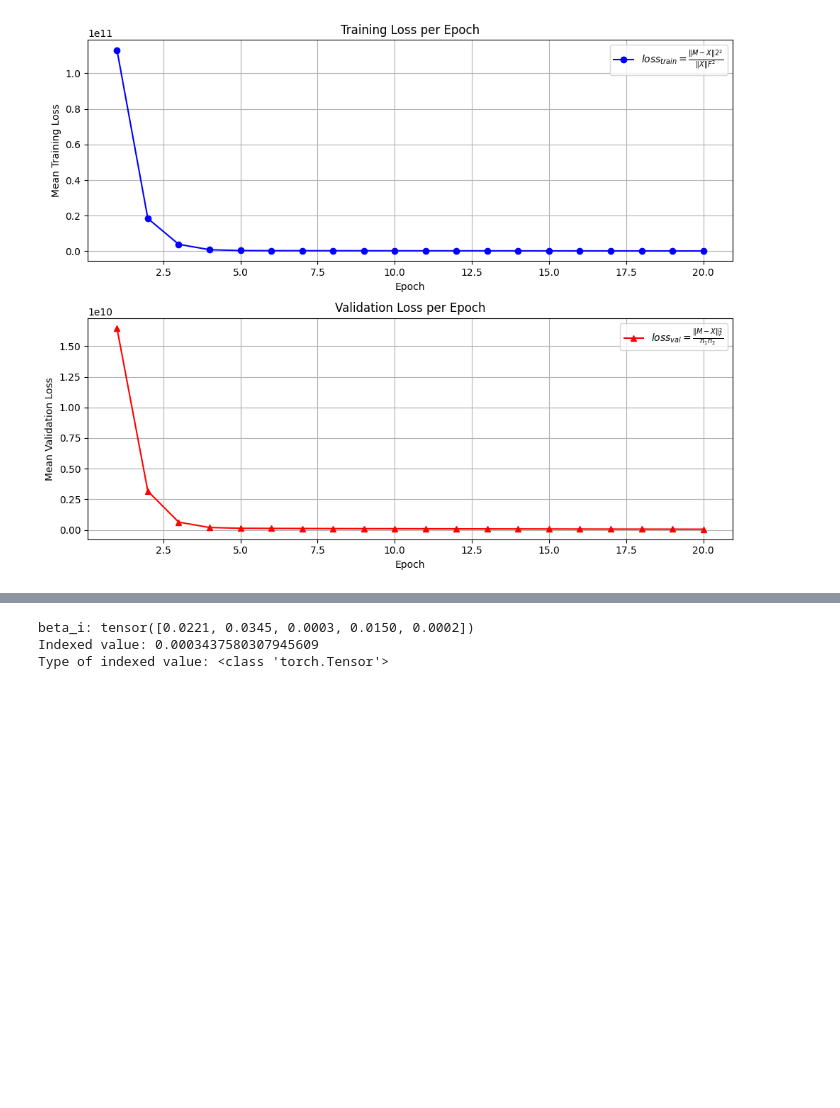
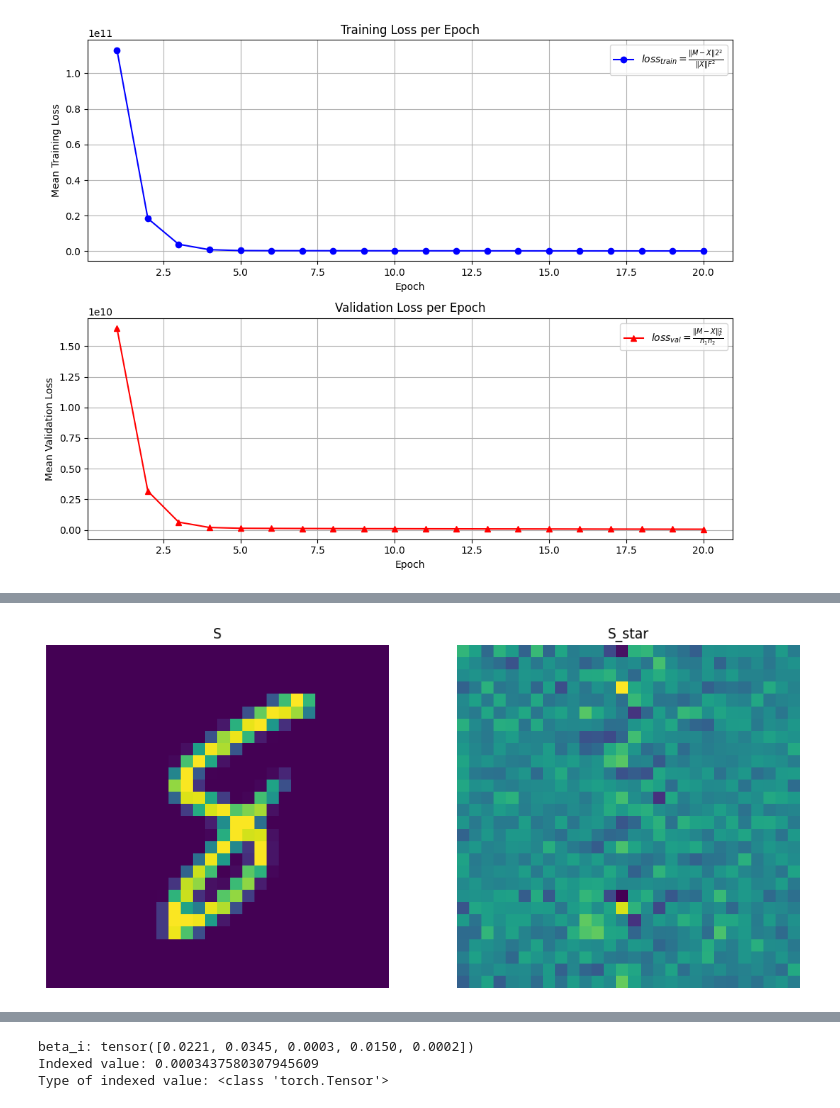
Before and after one commit to Talha-Nehal-Undegrad-Study/ConvHuberMC-Net, a Jupyter notebook: dustmc.ipynb, the cells around one changed output, grey strips where cells are left out. Cells and saved outputs as stored; diff of their text form; code cells hidden in the pictures; blank space fills up the shorter version.

```diff
--- a/dustmc.ipynb
+++ b/dustmc.ipynb
@@ -335,0 +292,5 @@ E: tensor([[ 2.0221,  0.0049,  1.1193,  ..., -0.3558, -0.3642,  0.1443],
+# %%
+S = next(iter(val_loader))[0].squeeze()[0]
+S_star = net(S)
+print(f'S:\n{S}\nS_star:\n{S_star}')
+print(f'loss: {utils.columnwise_mse_loss(S, S_star)}')
@@ -336,3 +315,19 @@ E: tensor([[ 2.0221,  0.0049,  1.1193,  ..., -0.3558, -0.3642,  0.1443],
+# %%
+fig, ax = plt.subplots(1, 2, figsize=(12, 6))
+
+# Plot tensor1
+ax[0].imshow(S)
+ax[0].set_title('S')
+ax[0].axis('off')  # Hide axes for better visualization
+
+# Plot tensor2
+ax[1].imshow(S_star.detach())
+ax[1].set_title('S_star')
+ax[1].axis('off')  # Hide axes for better visualization
+
+plt.show()
+# %% [output]
+[figure, added]
 # %%
 DD = net.D
 D_np = DD.detach().numpy()
```
Also changed, not shown: parts of 7 cells of this notebook, 1 other file.
